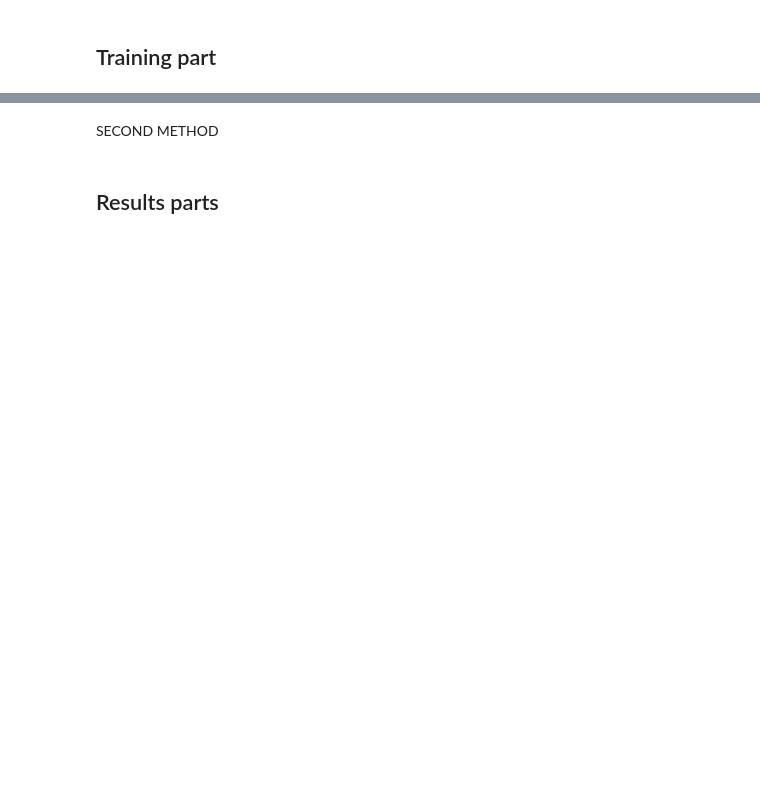
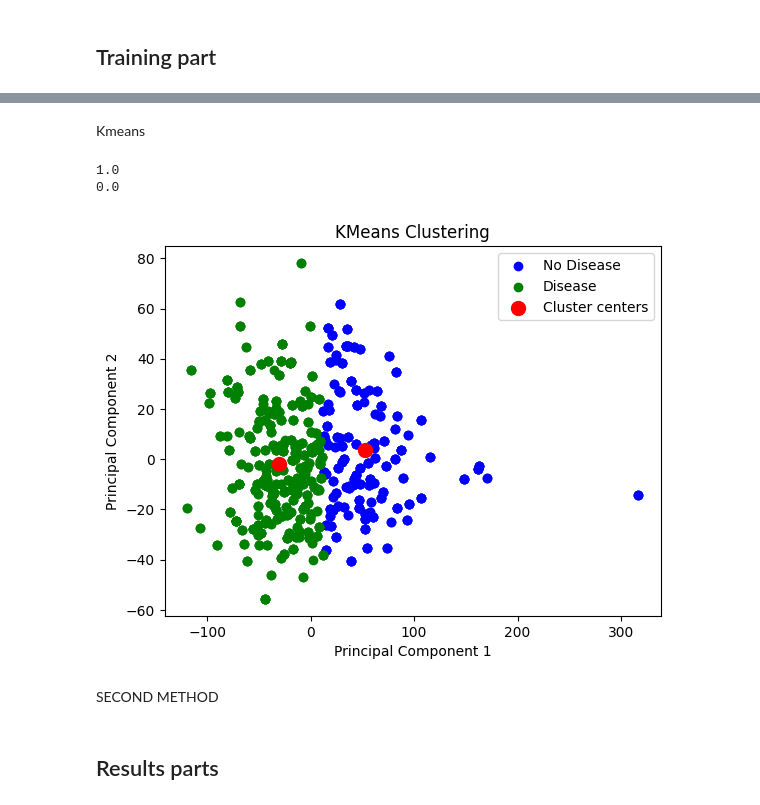
Before and after one commit to AlexThry/heart_diseases_big_data, a Jupyter notebook: machine_learning/first_approach.ipynb, the cells around one changed output, grey strips where cells are left out. Cells and saved outputs as stored; diff of their text form; code cells hidden in the pictures; blank space fills up the shorter version.

Commit message:
[DONE] Kmeans method

```diff
--- a/machine_learning/first_approach.ipynb
+++ b/machine_learning/first_approach.ipynb
@@ -57,0 +106,4 @@ FIRST METHOD
+# %%
+X = new_df.drop('output', axis=1)
+y = new_df['output']
+X_train, X_test, y_train, y_test = train_test_split(X, y, test_size=0.2, random_state=1234567)
@@ -57,0 +112,6 @@ FIRST METHOD
+# %%
+#for this we will need an id column
+X_train['id'] = X_train.index
+id_disease = X_train[y_train == 1]['id']
+id_no_disease = X_train[y_train == 0]['id']
+print(id_disease)
@@ -58,3 +131,51 @@ FIRST METHOD
+# %% [markdown]
+Kmeans
+# %%
+#before doing the clustering we need to do a PCA to reduce the dimensionality of the dataset
+pca = PCA(n_components=2)
+
+#in order to be able to label the cluster after
+id_column = X_train['id']
+X_train = X_train.drop('id', axis=1)
+
+
+X_train_pca = pca.fit_transform(X_train)
+kmeans = KMeans(n_clusters=2)
+kmeans.fit(X_train_pca)
+y_pred_with_kmeans = kmeans.predict(X_train_pca)
+
+#detect which cluster is the one with the sample_no_disease
+X_train_pca = pd.DataFrame(X_train_pca, columns=['Principal Component 1', 'Principal Component 2'])
+#join the X_train_pca with the id column and the y_pred_with_kmeans
+X_train_pca_final_pred_with_kmeans = pd.concat([X_train_pca, id_column, pd.Series(y_pred_with_kmeans, name='cluster')], axis=1)
+
+output_no_disease = X_train_pca_final_pred_with_kmeans[X_train_pca_final_pred_with_kmeans['id'].isin(id_no_disease)]['cluster'].iloc[0]
+print(output_no_disease)
+output_disease = X_train_pca_final_pred_with_kmeans[X_train_pca_final_pred_with_kmeans['id'].isin(id_disease)]['cluster'].iloc[0]
+print(output_disease)
+
+cluster_no_disease = X_train_pca_final_pred_with_kmeans[X_train_pca_final_pred_with_kmeans['cluster'] == output_no_disease]
+cluster_disease = X_train_pca_final_pred_with_kmeans[X_train_pca_final_pred_with_kmeans['cluster'] == output_disease]
+# Plotting the clusters
+plt.scatter(cluster_no_disease['Principal Component 1'], cluster_no_disease['Principal Component 2'],
+            label='No Disease', c='blue')
+plt.scatter(cluster_disease['Principal Component 1'], cluster_disease['Principal Component 2'],
+            label='Disease', c='green')
+
+# Plotting the cluster centers
+centers = kmeans.cluster_centers_
+plt.scatter(centers[:, 0], centers[:, 1], c='red', s=100, alpha=1, label='Cluster centers')
+
+# Adding labels and legend
+plt.title('KMeans Clustering')
+plt.xlabel('Principal Component 1')
+plt.ylabel('Principal Component 2')
+plt.legend()
+plt.show()
+# %% [output]
+1.0
+0.0
+[figure, added]
 # %% [markdown]
 SECOND METHOD
 # %% [markdown]
```
Also changed, not shown: parts of 11 cells of this notebook.
